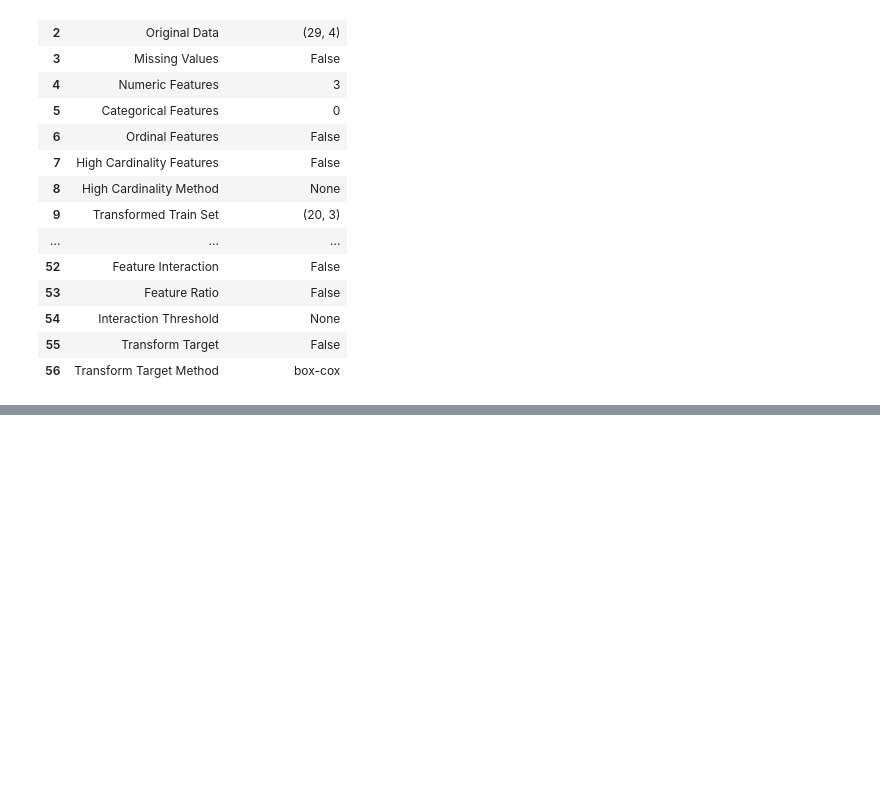
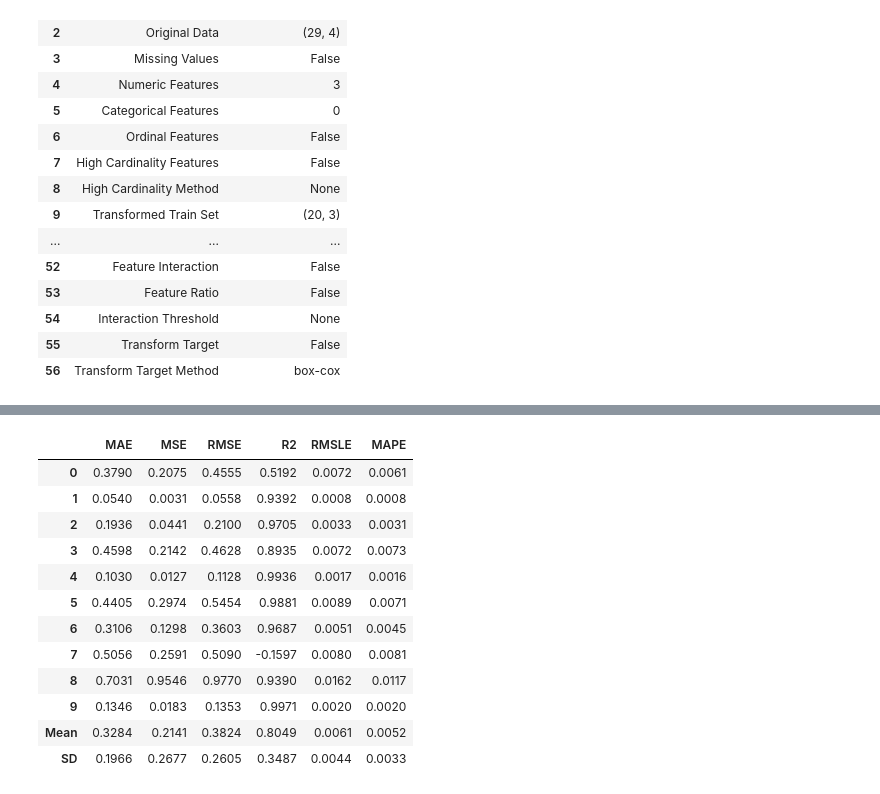
Before and after one commit to kmcinturf/South_American_Deforestation-, a Jupyter notebook: Untitled.ipynb, the cells around one changed output, grey strips where cells are left out. Cells and saved outputs as stored; diff of their text form; code cells hidden in the pictures; blank space fills up the shorter version.

```diff
--- a/Untitled.ipynb
+++ b/Untitled.ipynb
@@ -72,0 +73,16 @@ best = compare_models()
+# %%
+lr = create_model('lr')
+# %% [output]
+|  | MAE | MSE | RMSE | R2 | RMSLE | MAPE |
+| 0 | 0.3790 | 0.2075 | 0.4555 | 0.5192 | 0.0072 | 0.0061 |
+| 1 | 0.0540 | 0.0031 | 0.0558 | 0.9392 | 0.0008 | 0.0008 |
+| 2 | 0.1936 | 0.0441 | 0.2100 | 0.9705 | 0.0033 | 0.0031 |
+| 3 | 0.4598 | 0.2142 | 0.4628 | 0.8935 | 0.0072 | 0.0073 |
+| 4 | 0.1030 | 0.0127 | 0.1128 | 0.9936 | 0.0017 | 0.0016 |
+| 5 | 0.4405 | 0.2974 | 0.5454 | 0.9881 | 0.0089 | 0.0071 |
+| 6 | 0.3106 | 0.1298 | 0.3603 | 0.9687 | 0.0051 | 0.0045 |
+| 7 | 0.5056 | 0.2591 | 0.5090 | -0.1597 | 0.0080 | 0.0081 |
+| 8 | 0.7031 | 0.9546 | 0.9770 | 0.9390 | 0.0162 | 0.0117 |
+| 9 | 0.1346 | 0.0183 | 0.1353 | 0.9971 | 0.0020 | 0.0020 |
+| Mean | 0.3284 | 0.2141 | 0.3824 | 0.8049 | 0.0061 | 0.0052 |
+| SD | 0.1966 | 0.2677 | 0.2605 | 0.3487 | 0.0044 | 0.0033 |
```
Also changed, not shown: parts of 5 cells of this notebook, 1 other file.
